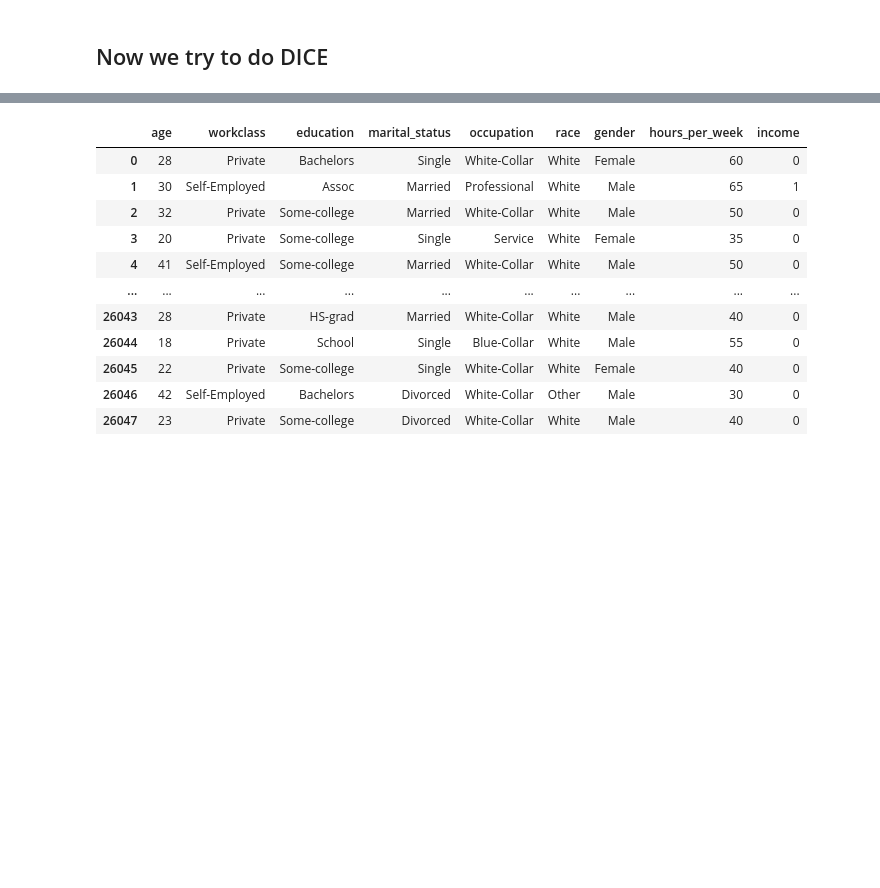
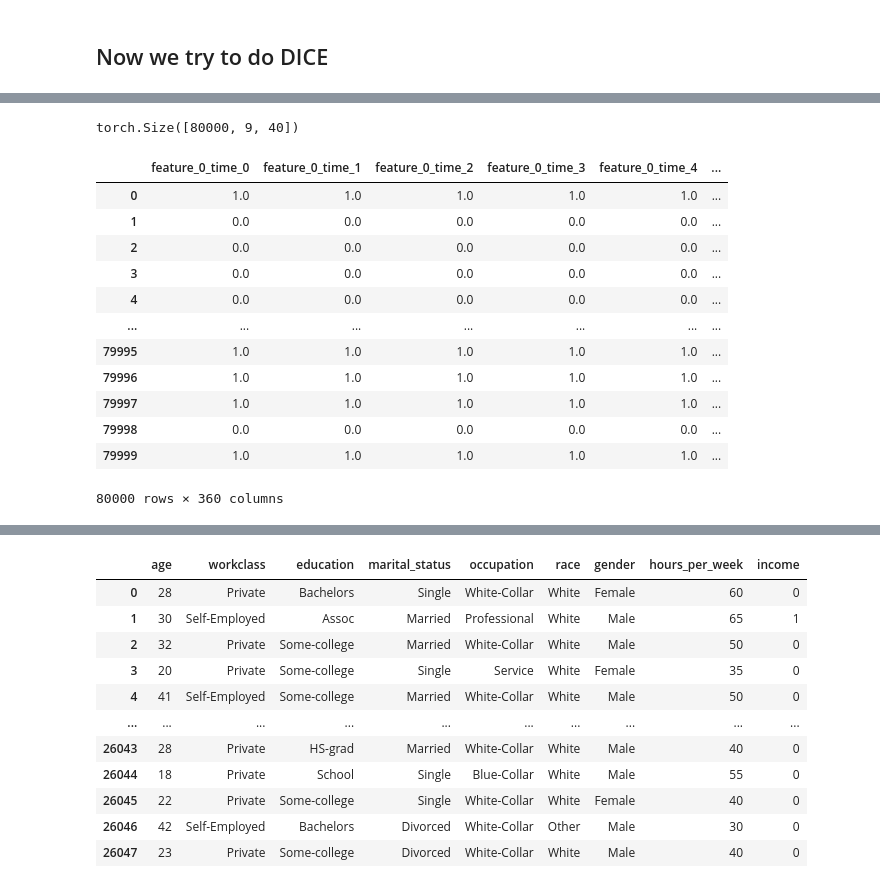
Before and after one commit to hcoupland/LifeCourseDLSimulationStudy, a Jupyter notebook: explr_inter_notebook_simulated_all.ipynb, the cells around one changed output, grey strips where cells are left out. Cells and saved outputs as stored; diff of their text form; code cells hidden in the pictures; blank space fills up the shorter version.

```diff
--- a/explr_inter_notebook_simulated_all.ipynb
+++ b/explr_inter_notebook_simulated_all.ipynb
@@ -663,0 +813,31 @@ TypeError: __init__() missing 2 required positional arguments: 'data_interface'
+# %%
+input_3d.shape
+# %% [output]
+torch.Size([80000, 9, 40])
+# %%
+import numpy as np
+
+# Assuming your data is in a variable 'data'
+individuals, features, time_points = X_trainvalid.shape
+reshaped_data = X_trainvalid.reshape((individuals, features * time_points))
+
+import pandas as pd
+
+column_names = [f"feature_{i}_time_{j}" for i in range(features) for j in range(time_points)]
+df = pd.DataFrame(reshaped_data, columns=column_names)
+# %%
+df
+# %% [output]
+|  | feature_0_time_0 | feature_0_time_1 | feature_0_time_2 | feature_0_time_3 | feature_0_time_4 | ... |
+| 0 | 1.0 | 1.0 | 1.0 | 1.0 | 1.0 | ... |
+| 1 | 0.0 | 0.0 | 0.0 | 0.0 | 0.0 | ... |
+| 2 | 0.0 | 0.0 | 0.0 | 0.0 | 0.0 | ... |
+| 3 | 0.0 | 0.0 | 0.0 | 0.0 | 0.0 | ... |
+| 4 | 0.0 | 0.0 | 0.0 | 0.0 | 0.0 | ... |
+| ... | ... | ... | ... | ... | ... | ... |
+| 79995 | 1.0 | 1.0 | 1.0 | 1.0 | 1.0 | ... |
+| 79996 | 1.0 | 1.0 | 1.0 | 1.0 | 1.0 | ... |
+| 79997 | 1.0 | 1.0 | 1.0 | 1.0 | 1.0 | ... |
+| 79998 | 0.0 | 0.0 | 0.0 | 0.0 | 0.0 | ... |
+| 79999 | 1.0 | 1.0 | 1.0 | 1.0 | 1.0 | ... |
+80000 rows × 360 columns
```
Also changed, not shown: parts of 15 cells of this notebook, 1 other file.
